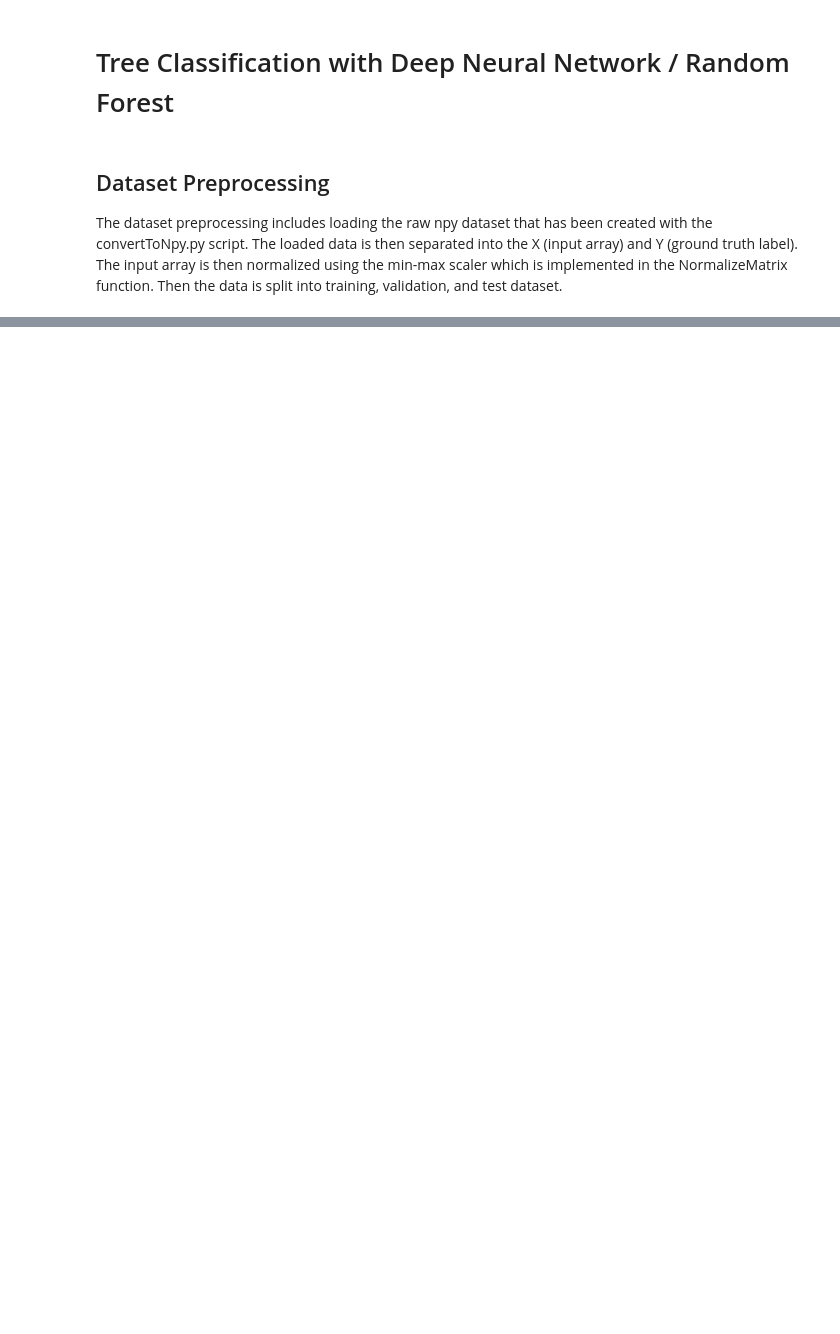
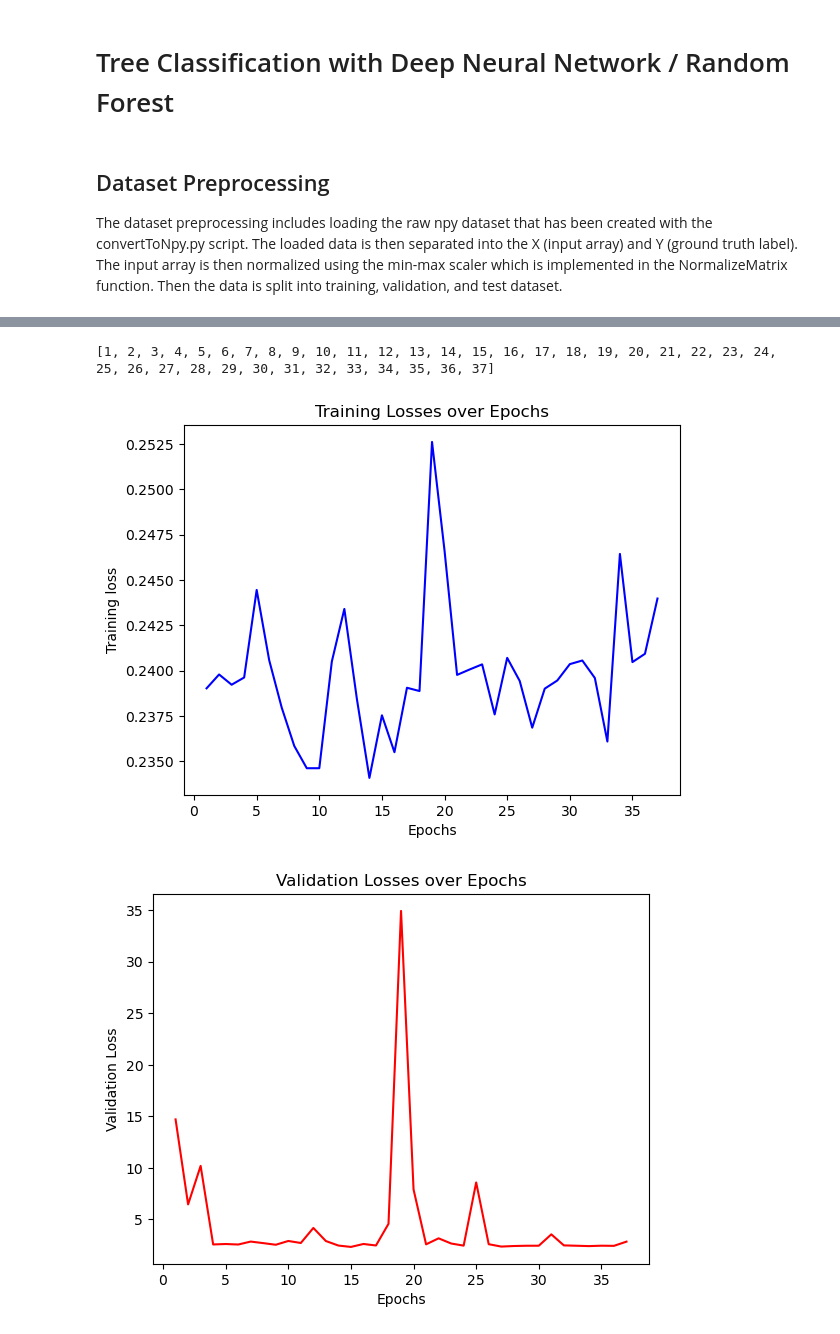
Before and after one commit to jeffreylimnardy/msi-tree-img-classification, a Jupyter notebook: main.ipynb, the cells around one changed output, grey strips where cells are left out. Saved outputs shown, nothing was run; the diff lists cells and outputs as text; code cells hidden in the pictures; blank space fills up the shorter version.

Commit message:
working model

```diff
--- a/main.ipynb
+++ b/main.ipynb
@@ -88,0 +56,5 @@ optimizer = optim.Adam(cnnModel.parameters(), lr=0.01)
+# %%
+transform_img = transforms.Compose([
+    transforms.RandomHorizontalFlip(0.3),
+    transforms.RandomVerticalFlip(0.3),
+])
@@ -88,0 +104,6 @@ optimizer = optim.Adam(cnnModel.parameters(), lr=0.01)
+# %%
+from experimental_models import ResNetExtended, ResNetModified
+
+model = ResNetModified(30,10)
+
+print(model)
@@ -89 +132,8 @@ optimizer = optim.Adam(cnnModel.parameters(), lr=0.01)
+# %%
+from torch.optim.lr_scheduler import CyclicLR, ReduceLROnPlateau
+
+loss_fn = nn.CrossEntropyLoss(weight=torch.from_numpy(class_weights).float()) # weight=torch.from_numpy(class_weights).float()
+optimizer = optim.Adam(model.parameters(), lr=0.0001)
+# scheduler = ReduceLROnPlateau(optimizer, factor=0.1,patience=5)
+scheduler = CyclicLR(optimizer, base_lr=0.001,max_lr=0.0001,cycle_momentum=False)
 # %%
@@ -145,0 +305,17 @@ def test_loop(dataloader, model, loss_fn):
+# %%
+print(epochs_cum)
+plt.figure()
+plt.plot(epochs_cum, tlosses_cum, color='blue', label='Training Loss')
+plt.xlabel('Epochs')
+plt.ylabel('Training loss')
+plt.title('Training Losses over Epochs')
+plt.figure()
+plt.plot(epochs_cum, vlosses_cum, color='red', label='Validation Loss')
+plt.xlabel('Epochs')
+plt.ylabel('Validation Loss')
+plt.title('Validation Losses over Epochs')
+plt.show()
+# %% [output]
+[1, 2, 3, 4, 5, 6, 7, 8, 9, 10, 11, 12, 13, 14, 15, 16, 17, 18, 19, 20, 21, 22, 23, 24, 25, 26, 27, 28, 29, 30, 31, 32, 33, 34, 35, 36, 37]
+[figure, added]
+[figure, added]
```
Also changed, not shown: parts of 21 cells of this notebook, 40 other files.
